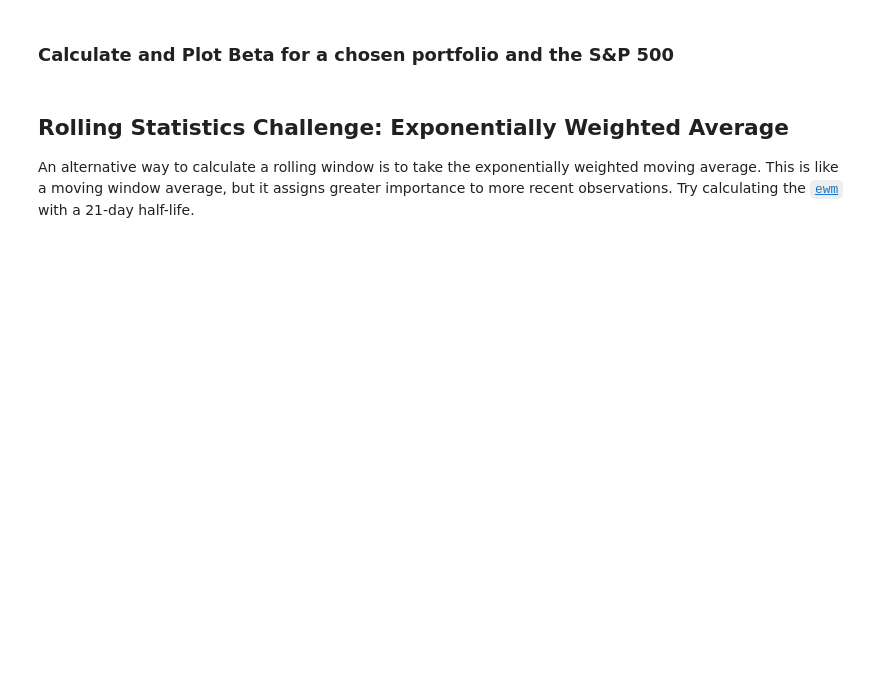
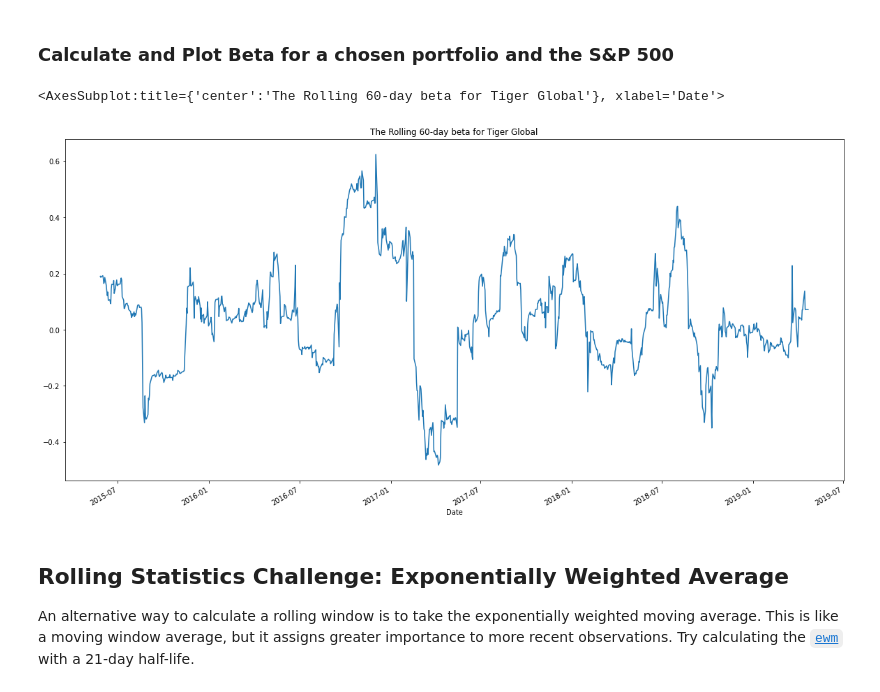
Before and after one commit to Wil-bro0824/A_Whale_Off_PortFolio, a Jupyter notebook: whale_analysis.ipynb, the cells around one changed output. Saved outputs shown, nothing was run; the diff lists cells and outputs as text; code cells hidden in the pictures; blank space fills up the shorter version.

```diff
--- a/whale_analysis.ipynb
+++ b/whale_analysis.ipynb
@@ -272,12 +286,16 @@ Risk changes over time. Analyze the rolling statistics for Risk and Beta.
 ### Calculate and Plot Beta for a chosen portfolio and the S&P 500
 # %%
 # Calculate covariance of a single portfolio
-
+covariance = portfolio_returns_df['TIGER GLOBAL MANAGEMENT LLC'].rolling(window=60).cov(portfolio_returns_df['S&P 500'])
 # Calculate variance of S&P 500
-
+variance = portfolio_returns_df['S&P 500'].rolling(window=60).var()
 # Computing beta
-
+beta = covariance / variance
 # Plot beta trend
+beta.plot(figsize=(20,10), title='The Rolling 60-day beta for Tiger Global')
+# %% [output]
+<AxesSubplot:title={'center':'The Rolling 60-day beta for Tiger Global'}, xlabel='Date'>
+[figure, added]
 # %% [markdown]
 ## Rolling Statistics Challenge: Exponentially Weighted Average
 
```
Also changed, not shown: parts of 17 cells of this notebook.
